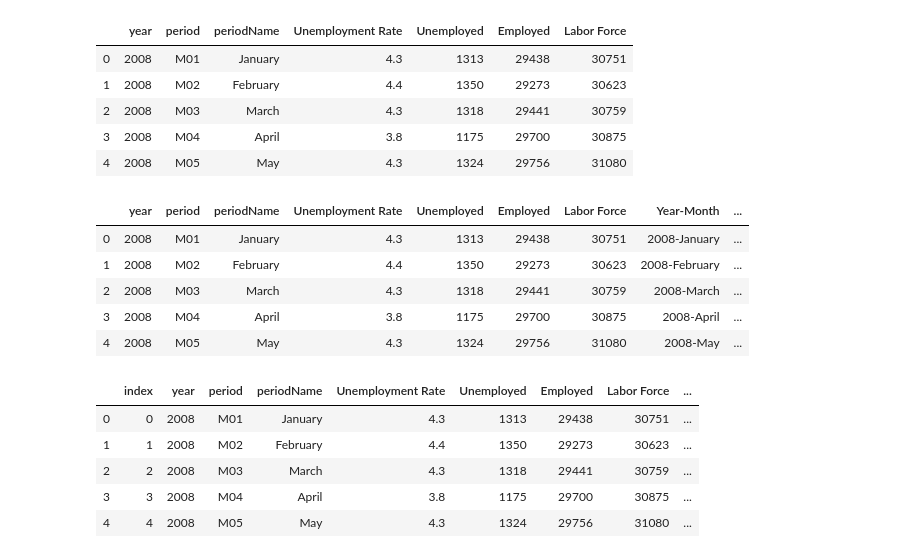
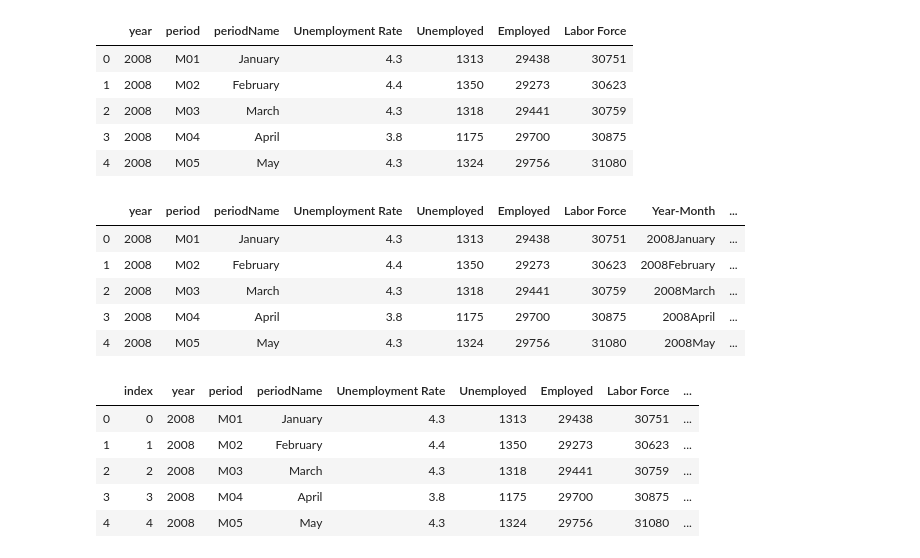
Before and after one commit to sumic59/Covid_IN_County_Jobless-Claims, a Jupyter notebook: Indiana_County_Data_Plots.ipynb, the cells around one changed output. Cells and saved outputs as stored; diff of their text form; code cells hidden in the pictures.

```diff
--- a/Indiana_County_Data_Plots.ipynb
+++ b/Indiana_County_Data_Plots.ipynb
@@ -130,14 +132,14 @@ Warrick_Co_unemployment_monthly_stats.head()
 # %%
 new_df_Warrick = Warrick_Co_unemployment_monthly_stats
 
-new_df_Warrick['Year-Month'] = new_df_Warrick["year"].astype(str) + "-" + new_df_Warrick["periodName"]
+new_df_Warrick['Year-Month'] = new_df_Warrick["year"].astype(str) + new_df_Warrick["periodName"]
 new_df_Warrick['County'] = 'Warrick'
 
 new_df_Warrick.head()
 # %% [output]
 |  | year | period | periodName | Unemployment Rate | Unemployed | Employed | Labor Force | Year-Month | ... |
-| 0 | 2008 | M01 | January | 4.3 | 1313 | 29438 | 30751 | 2008-January | ... |
-| 1 | 2008 | M02 | February | 4.4 | 1350 | 29273 | 30623 | 2008-February | ... |
-| 2 | 2008 | M03 | March | 4.3 | 1318 | 29441 | 30759 | 2008-March | ... |
-| 3 | 2008 | M04 | April | 3.8 | 1175 | 29700 | 30875 | 2008-April | ... |
-| 4 | 2008 | M05 | May | 4.3 | 1324 | 29756 | 31080 | 2008-May | ... |
+| 0 | 2008 | M01 | January | 4.3 | 1313 | 29438 | 30751 | 2008January | ... |
+| 1 | 2008 | M02 | February | 4.4 | 1350 | 29273 | 30623 | 2008February | ... |
+| 2 | 2008 | M03 | March | 4.3 | 1318 | 29441 | 30759 | 2008March | ... |
+| 3 | 2008 | M04 | April | 3.8 | 1175 | 29700 | 30875 | 2008April | ... |
+| 4 | 2008 | M05 | May | 4.3 | 1324 | 29756 | 31080 | 2008May | ... |
```
Also changed, not shown: parts of 16 cells of this notebook.
